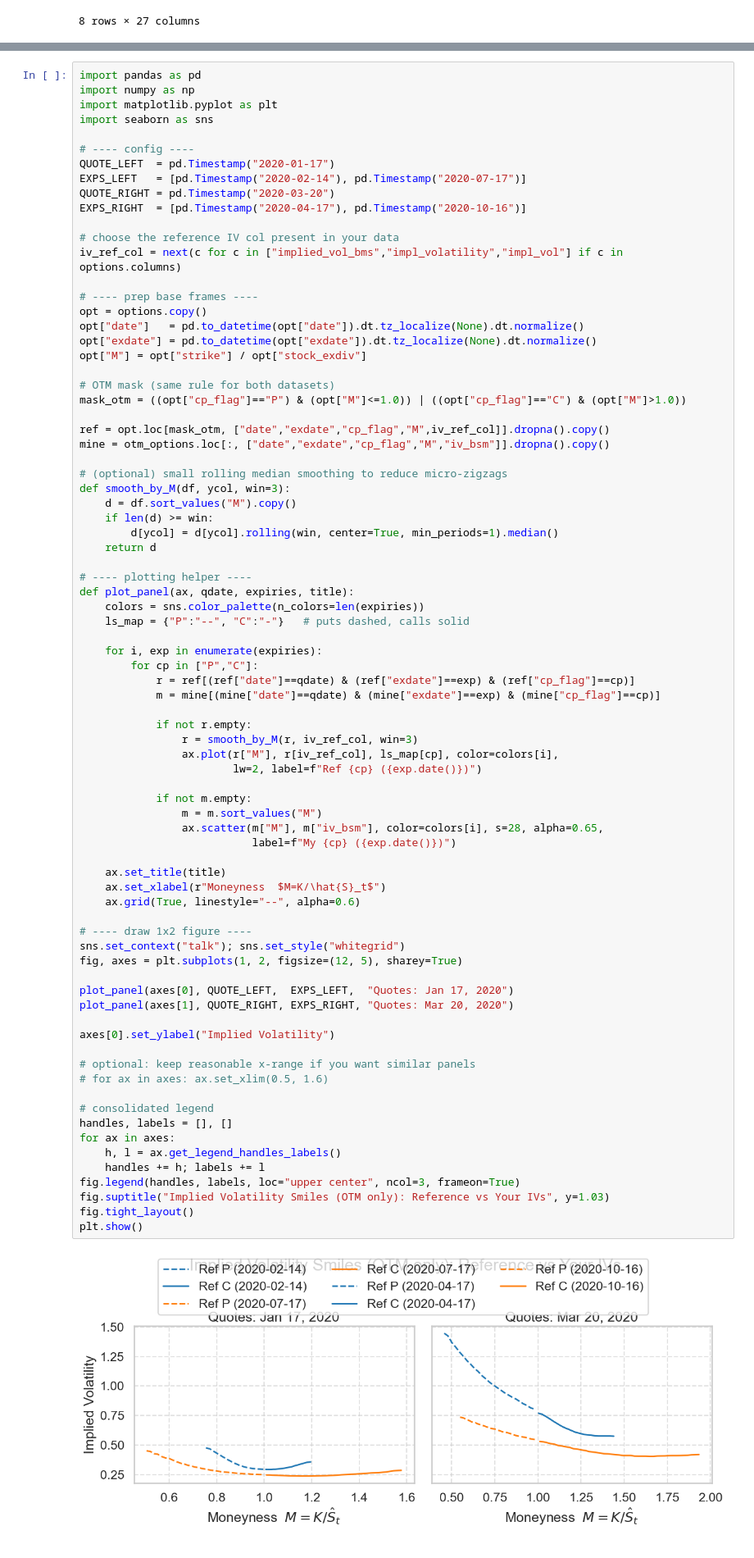
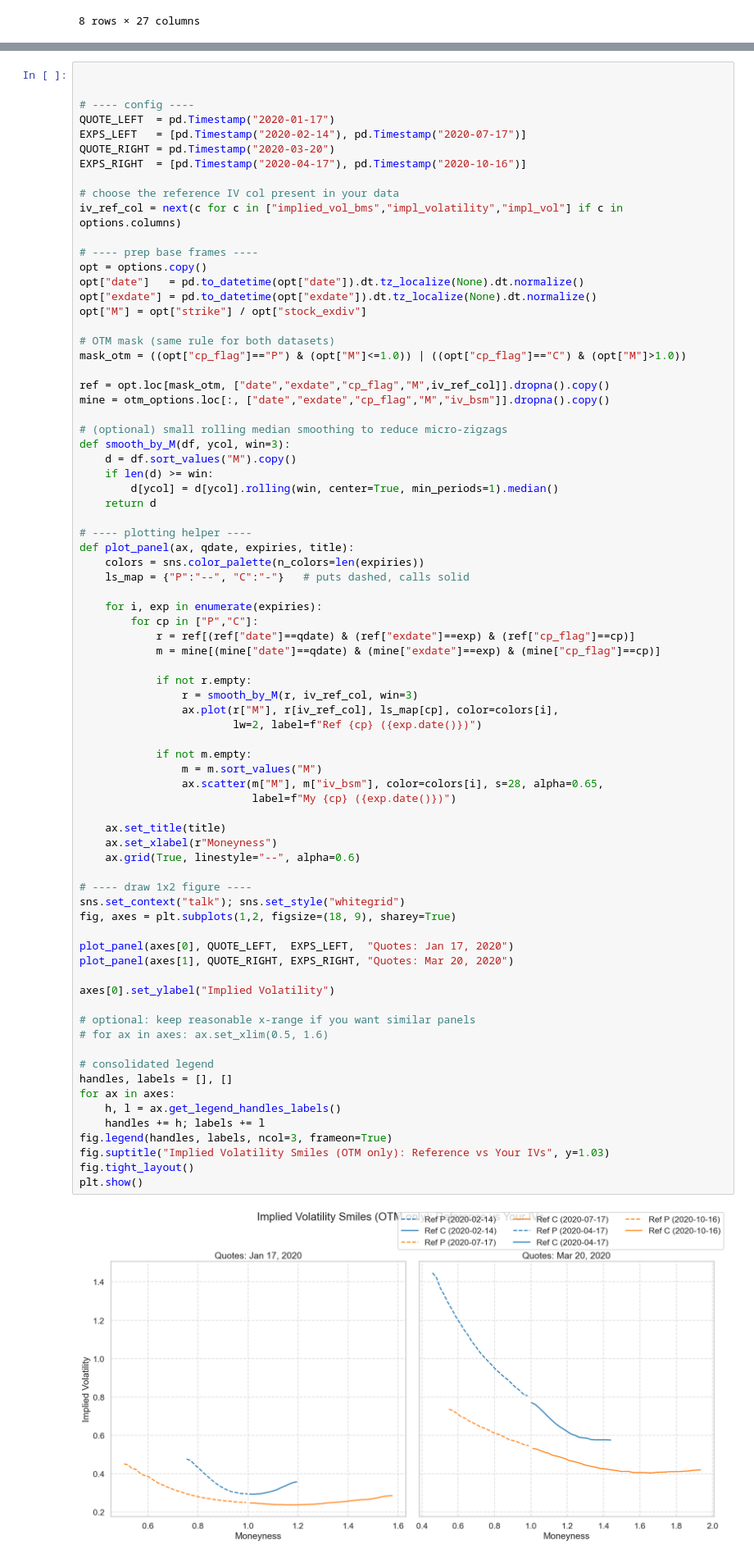
Before and after one commit to geoffroy-h-e/derivatives_p1, a Jupyter notebook: Derivatives_assignment_1/202510-assignment1-en.ipynb, the cells around one changed output, grey strips where cells are left out. Shown at 82% size. Cells and saved outputs as stored; diff of their text form.

```diff
--- a/Derivatives_assignment_1/202510-assignment1-en.ipynb
+++ b/Derivatives_assignment_1/202510-assignment1-en.ipynb
@@ -281,10 +283,7 @@ otm_options["iv_bsm"] = otm_options.apply(_row_iv, axis=1)
 # (optional) keep only relevant columns
 # otm_options = otm_options[["secid","date","cp_flag","strike","stock_exdiv","option_price","YTM","risk_free","M","iv_bsm"]]
 # %%
-import pandas as pd
-import numpy as np
-import matplotlib.pyplot as plt
-import seaborn as sns
+
 
 # ---- config ----
 QUOTE_LEFT  = pd.Timestamp("2020-01-17")
@@ -330,37 +329,37 @@ def plot_panel(ax, qdate, expiries, title):
                         lw=2, label=f"Ref {cp} ({exp.date()})")
 
             if not m.empty:
                 m = m.sort_values("M")
                 ax.scatter(m["M"], m["iv_bsm"], color=colors[i], s=28, alpha=0.65,
                            label=f"My {cp} ({exp.date()})")
 
     ax.set_title(title)
-    ax.set_xlabel(r"Moneyness  $M=K/\hat{S}_t$")
+    ax.set_xlabel(r"Moneyness")
     ax.grid(True, linestyle="--", alpha=0.6)
 
 # ---- draw 1x2 figure ----
 sns.set_context("talk"); sns.set_style("whitegrid")
-fig, axes = plt.subplots(1, 2, figsize=(12, 5), sharey=True)
+fig, axes = plt.subplots(1,2, figsize=(18, 9), sharey=True)
 
 plot_panel(axes[0], QUOTE_LEFT,  EXPS_LEFT,  "Quotes: Jan 17, 2020")
 plot_panel(axes[1], QUOTE_RIGHT, EXPS_RIGHT, "Quotes: Mar 20, 2020")
 
 axes[0].set_ylabel("Implied Volatility")
 
 # optional: keep reasonable x-range if you want similar panels
 # for ax in axes: ax.set_xlim(0.5, 1.6)
 
 # consolidated legend
 handles, labels = [], []
 for ax in axes:
     h, l = ax.get_legend_handles_labels()
     handles += h; labels += l
-fig.legend(handles, labels, loc="upper center", ncol=3, frameon=True)
+fig.legend(handles, labels, ncol=3, frameon=True)
 fig.suptitle("Implied Volatility Smiles (OTM only): Reference vs Your IVs", y=1.03)
 fig.tight_layout()
 plt.show()
 # %% [output]
-[figure, old version]
+[figure, new version]
 # %% [markdown]
 # Question 4
 
```
Also changed, not shown: parts of 14 cells of this notebook.
